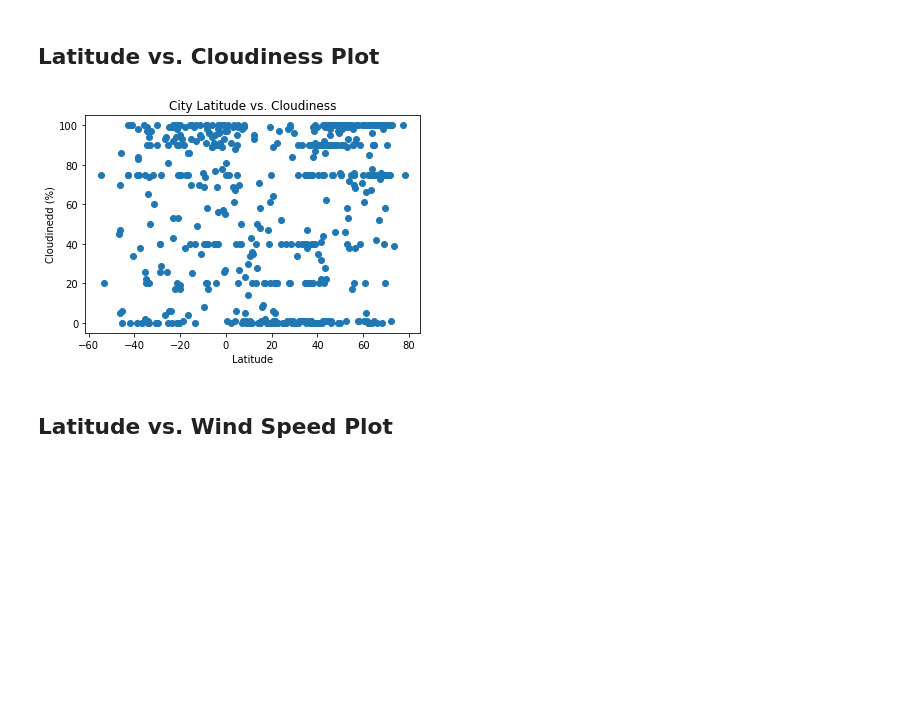
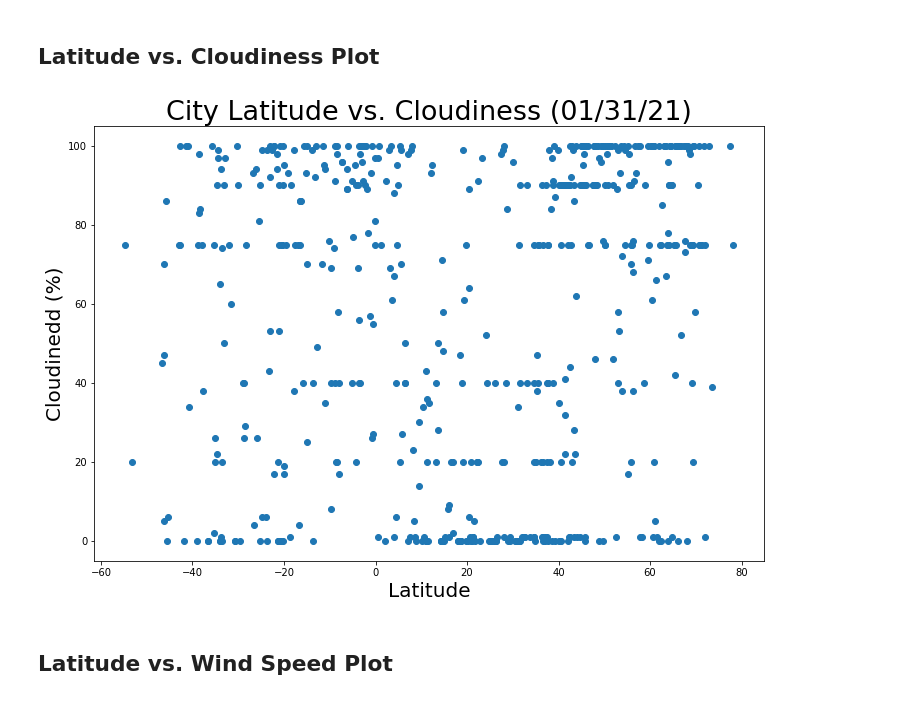
Before and after one commit to pete6184/WeatherPy_API_Weather_Data, a Jupyter notebook: WeatherPy/WeatherPy.ipynb, the cells around one changed output. Saved outputs shown, nothing was run; the diff lists cells and outputs as text; code cells hidden in the pictures; blank space fills up the shorter version.

Commit message:
finished scatter plots and saved files as .png

```diff
--- a/WeatherPy/WeatherPy.ipynb
+++ b/WeatherPy/WeatherPy.ipynb
@@ -203,14 +213,19 @@ plt.show()
 ## Latitude vs. Cloudiness Plot
 # %%
 # create a scatter plot to show relationship between lattitude and cloudiness
+current_date = pd.to_datetime('today').date().strftime('%m/%d/%y')
+fig1, ax1 = plt.subplots(figsize=(12, 8))
 plt.scatter(cities_df["Lat"], cities_df["Cloudiness"], marker="o")
-plt.title("City Latitude vs. Cloudiness")
-plt.xlabel("Latitude")
-plt.ylabel("Cloudinedd (%)")
+plt.title(f"City Latitude vs. Cloudiness ({current_date})", fontsize=27)
+plt.xlabel("Latitude", fontsize=20)
+plt.ylabel("Cloudinedd (%)", fontsize=20)
+
+# save figure as a .png file
+plt.savefig("../output_data/Fig3.png")
 
 plt.show()
 # %% [output]
-[figure, old version]
+[figure, new version]
 # %% [markdown]
 ## Latitude vs. Wind Speed Plot
 # %%
```
Also changed, not shown: parts of 11 cells of this notebook, 4 other files.
